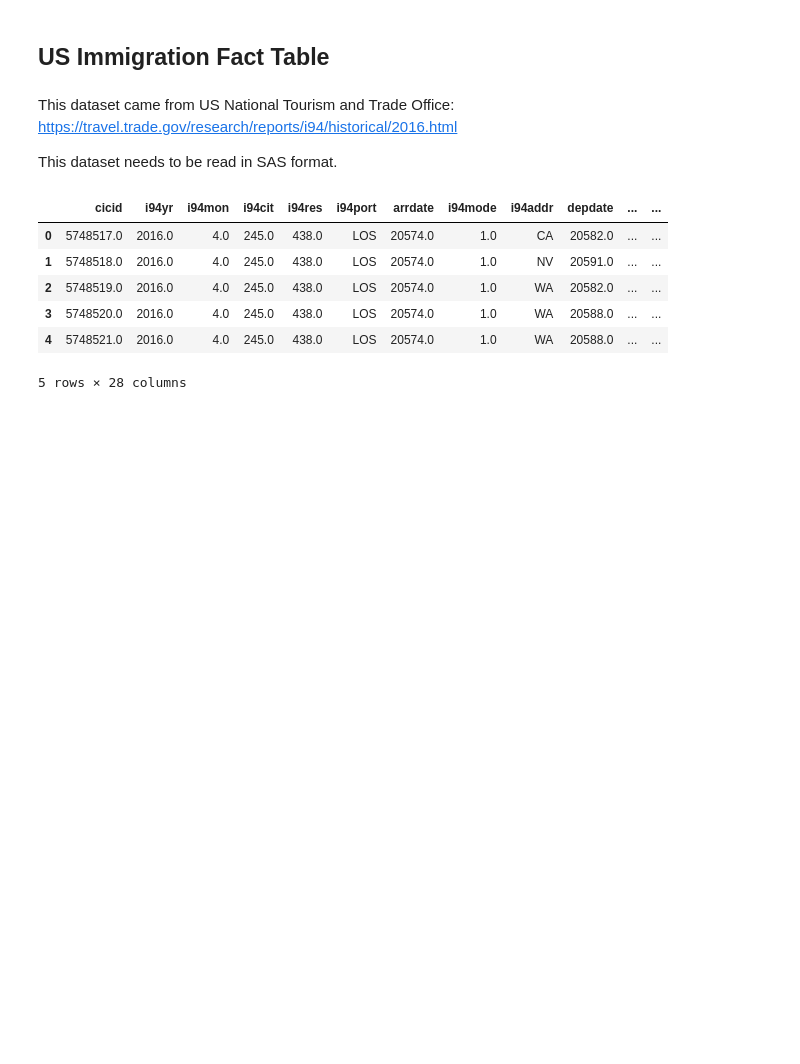
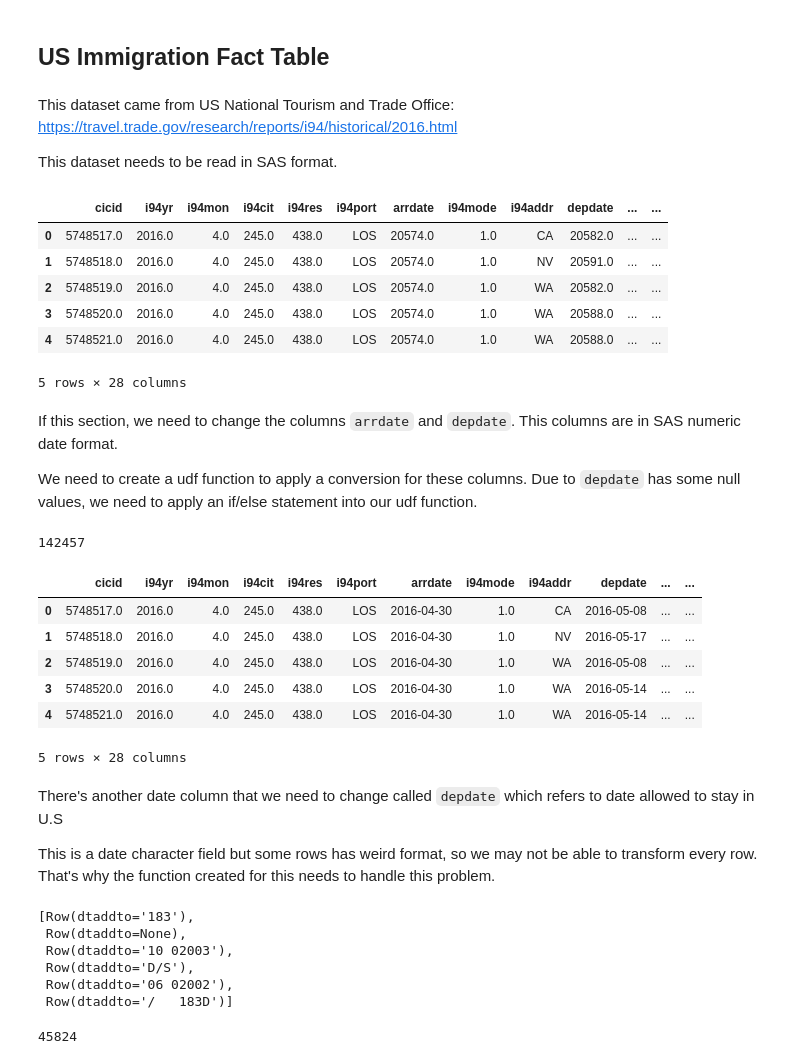
Before and after one commit to kennycontreras/us_national_tourism, a Jupyter notebook: us_national_tourism.ipynb, the cells around one changed output. Drawn from its saved outputs; the diff is of its cells as text; code cells hidden in the pictures; blank space fills up the shorter version.

Commit message:
Change SAS date columns from original dataset to datetime TODO: Fix schema for immigration dataframe

```diff
--- a/us_national_tourism.ipynb
+++ b/us_national_tourism.ipynb
@@ -399,3 +399,47 @@ df.limit(5).toPandas()
 | 3 | 5748520.0 | 2016.0 | 4.0 | 245.0 | 438.0 | LOS | 20574.0 | 1.0 | WA | 20588.0 | ... | ... |
 | 4 | 5748521.0 | 2016.0 | 4.0 | 245.0 | 438.0 | LOS | 20574.0 | 1.0 | WA | 20588.0 | ... | ... |
 5 rows × 28 columns
+# %% [markdown]
+If this section, we need to change the columns `arrdate` and `depdate`. This columns are in SAS numeric date format.
+
+We need to create a udf function to apply a conversion for these columns. Due to `depdate` has some null values, we need to apply an if/else statement into our udf function.
+# %%
+df.filter("depdate is null").count()
+# %% [output]
+142457
+# %%
+from datetime import datetime
+from dateutil.parser import parse
+
+epoch = datetime(1960,1,1)
+
+sas_days = F.udf(lambda x: (timedelta(days=int(x)) + epoch) if x else None, T.DateType())
+
+df_dateParse = df.withColumn("arrdate", sas_days(df.arrdate))
+df_dateParse2 = df_dateParse.withColumn("depdate", sas_days(df_dateParse.depdate))
+df_dateParse2.limit(5).toPandas()
+# %% [output]
+|  | cicid | i94yr | i94mon | i94cit | i94res | i94port | arrdate | i94mode | i94addr | depdate | ... | ... |
+| 0 | 5748517.0 | 2016.0 | 4.0 | 245.0 | 438.0 | LOS | 2016-04-30 | 1.0 | CA | 2016-05-08 | ... | ... |
+| 1 | 5748518.0 | 2016.0 | 4.0 | 245.0 | 438.0 | LOS | 2016-04-30 | 1.0 | NV | 2016-05-17 | ... | ... |
+| 2 | 5748519.0 | 2016.0 | 4.0 | 245.0 | 438.0 | LOS | 2016-04-30 | 1.0 | WA | 2016-05-08 | ... | ... |
+| 3 | 5748520.0 | 2016.0 | 4.0 | 245.0 | 438.0 | LOS | 2016-04-30 | 1.0 | WA | 2016-05-14 | ... | ... |
+| 4 | 5748521.0 | 2016.0 | 4.0 | 245.0 | 438.0 | LOS | 2016-04-30 | 1.0 | WA | 2016-05-14 | ... | ... |
+5 rows × 28 columns
+# %% [markdown]
+There's another date column that we need to change called `depdate` which refers to date allowed to stay in U.S
+
+This is a date character field but some rows has weird format, so we may not be able to transform every row. That's why the function created for this needs to handle this problem.
+# %%
+df_dateParse2.select('dtaddto').where('(length(dtaddto) < 8) or (dtaddto is null) or dtaddto rlike "[a-zA-Z]|[ ]"').distinct().collect()
+# %% [output]
+[Row(dtaddto='183'),
+ Row(dtaddto=None),
+ Row(dtaddto='10 02003'),
+ Row(dtaddto='D/S'),
+ Row(dtaddto='06 02002'),
+ Row(dtaddto='/   183D')]
+# %%
+df_dateParse2.filter('(length(dtaddto) < 8) or (dtaddto is null) or dtaddto rlike "[a-zA-Z]|[ ]"').count()
+# %% [output]
+45824
```
Also changed, not shown: parts of 9 cells of this notebook.
